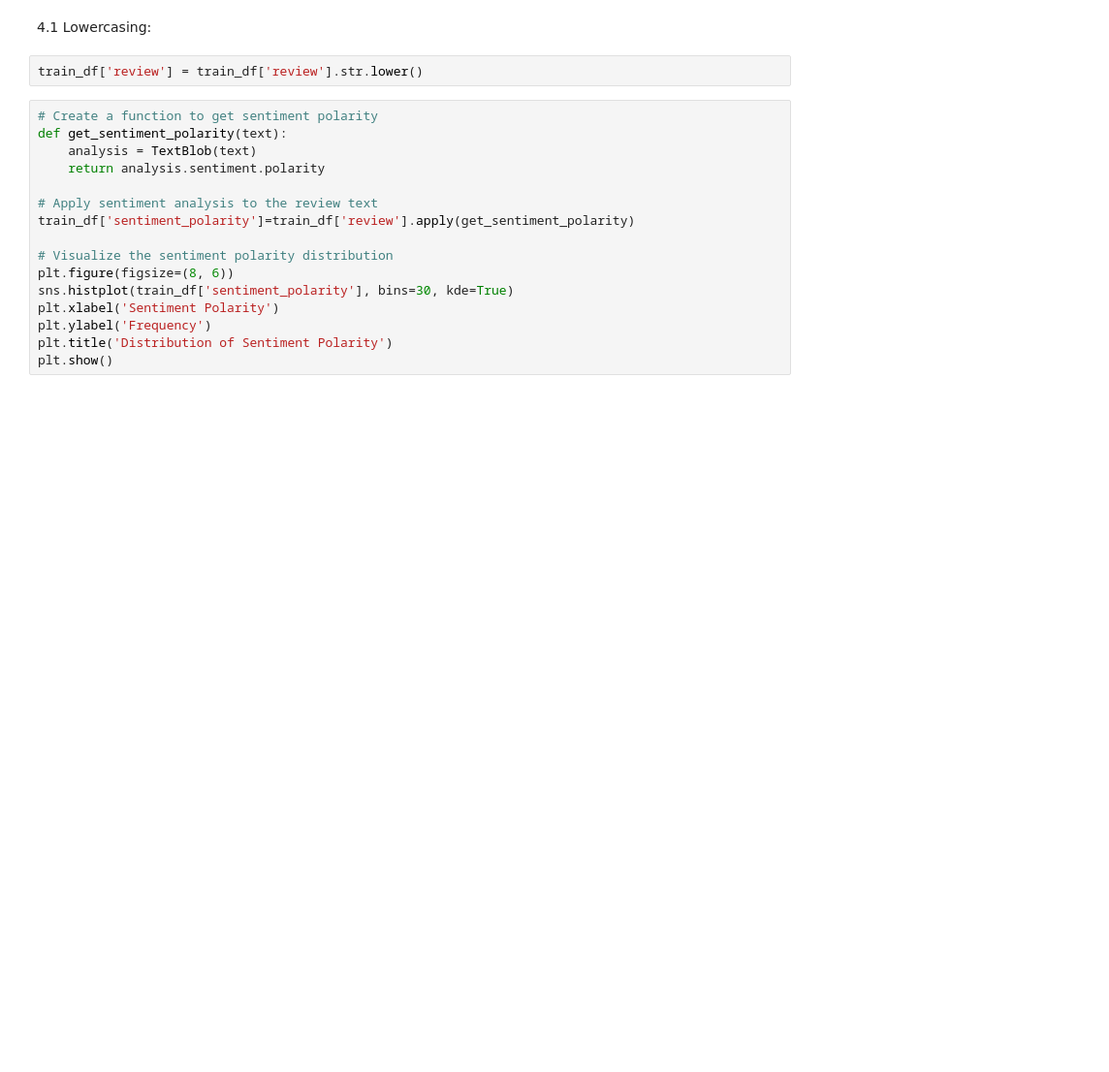
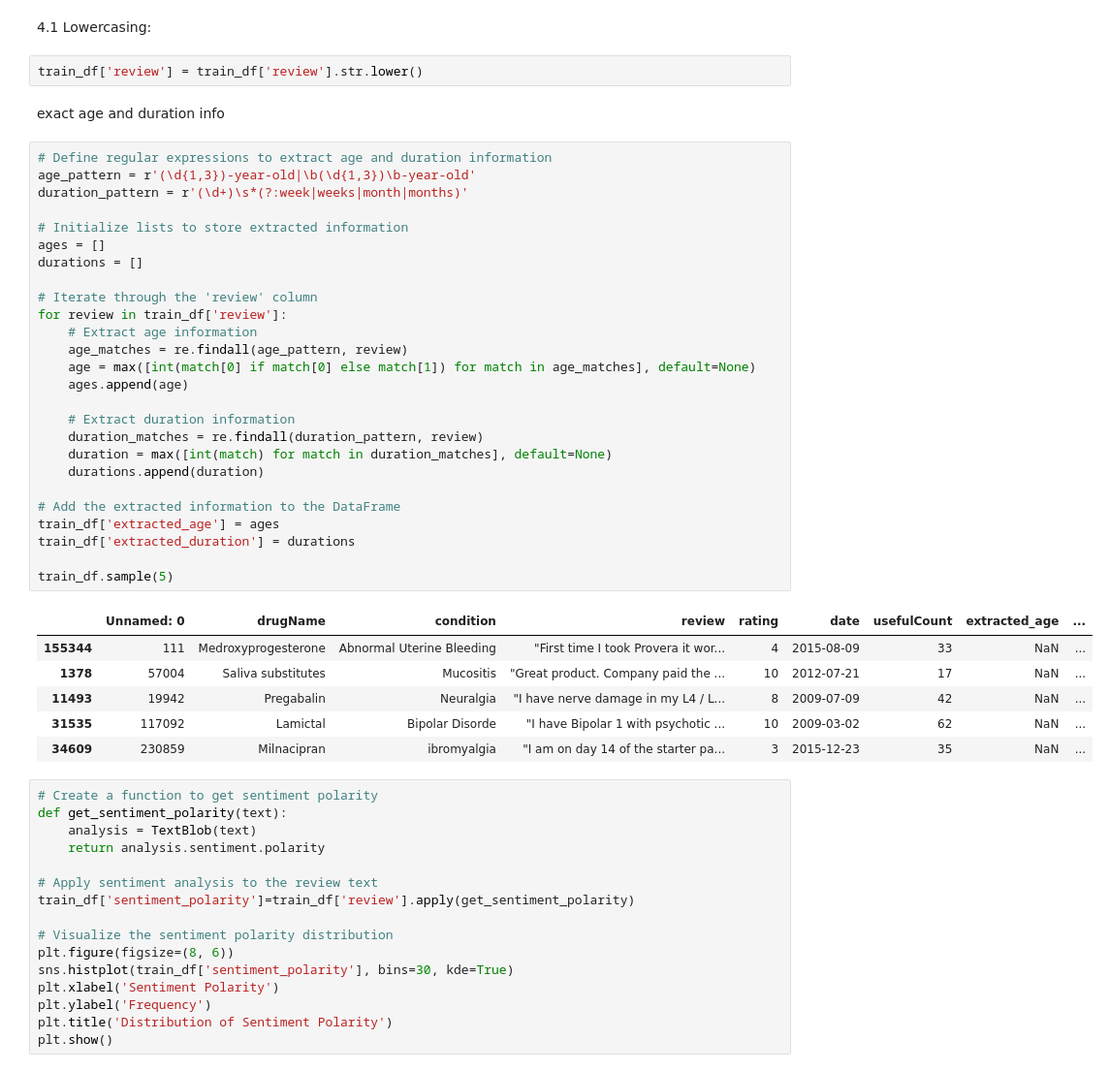
Before and after one commit to sean7x/medicinal-narratives, a Jupyter notebook: data_prep_eda.ipynb, the cells around one changed output. Shown at 97% size. Cells and saved outputs as stored; diff of their text form; blank space fills up the shorter version.

```diff
--- a/data_prep_eda.ipynb
+++ b/data_prep_eda.ipynb
@@ -256,6 +368,41 @@ y_sample shape: (32259,)
 4.1 Lowercasing:
 # %%
 train_df['review'] = train_df['review'].str.lower()
+# %% [markdown]
+exact age and duration info
+# %%
+# Define regular expressions to extract age and duration information
+age_pattern = r'(\d{1,3})-year-old|\b(\d{1,3})\b-year-old'
+duration_pattern = r'(\d+)\s*(?:week|weeks|month|months)'
+
+# Initialize lists to store extracted information
+ages = []
+durations = []
+
+# Iterate through the 'review' column
+for review in train_df['review']:
+    # Extract age information
+    age_matches = re.findall(age_pattern, review)
+    age = max([int(match[0] if match[0] else match[1]) for match in age_matches], default=None)
+    ages.append(age)
+
+    # Extract duration information
+    duration_matches = re.findall(duration_pattern, review)
+    duration = max([int(match) for match in duration_matches], default=None)
+    durations.append(duration)
+
+# Add the extracted information to the DataFrame
+train_df['extracted_age'] = ages
+train_df['extracted_duration'] = durations
+
+train_df.sample(5)
+# %% [output]
+|  | Unnamed: 0 | drugName | condition | review | rating | date | usefulCount | extracted_age | ... |
+| 155344 | 111 | Medroxyprogesterone | Abnormal Uterine Bleeding | "First time I took Provera it wor... | 4 | 2015-08-09 | 33 | NaN | ... |
+| 1378 | 57004 | Saliva substitutes | Mucositis | "Great product. Company paid the ... | 10 | 2012-07-21 | 17 | NaN | ... |
+| 11493 | 19942 | Pregabalin | Neuralgia | "I have nerve damage in my L4 / L... | 8 | 2009-07-09 | 42 | NaN | ... |
+| 31535 | 117092 | Lamictal | Bipolar Disorde | "I have Bipolar 1 with psychotic ... | 10 | 2009-03-02 | 62 | NaN | ... |
+| 34609 | 230859 | Milnacipran | ibromyalgia | "I am on day 14 of the starter pa... | 3 | 2015-12-23 | 35 | NaN | ... |
 # %%
 # Create a function to get sentiment polarity
 def get_sentiment_polarity(text):
```
Also changed, not shown: parts of 5 cells of this notebook.
